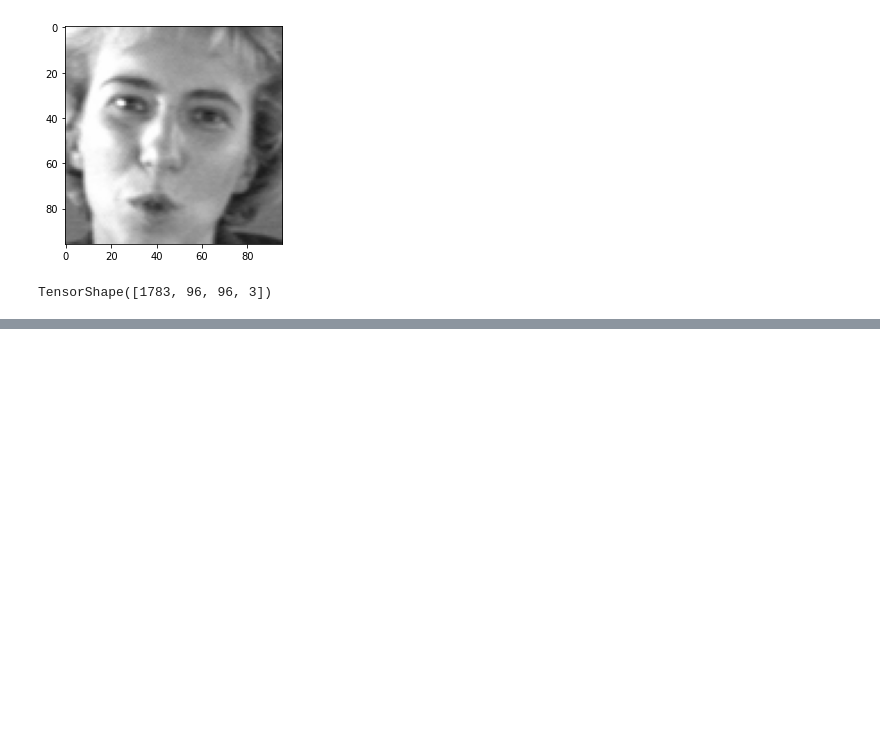
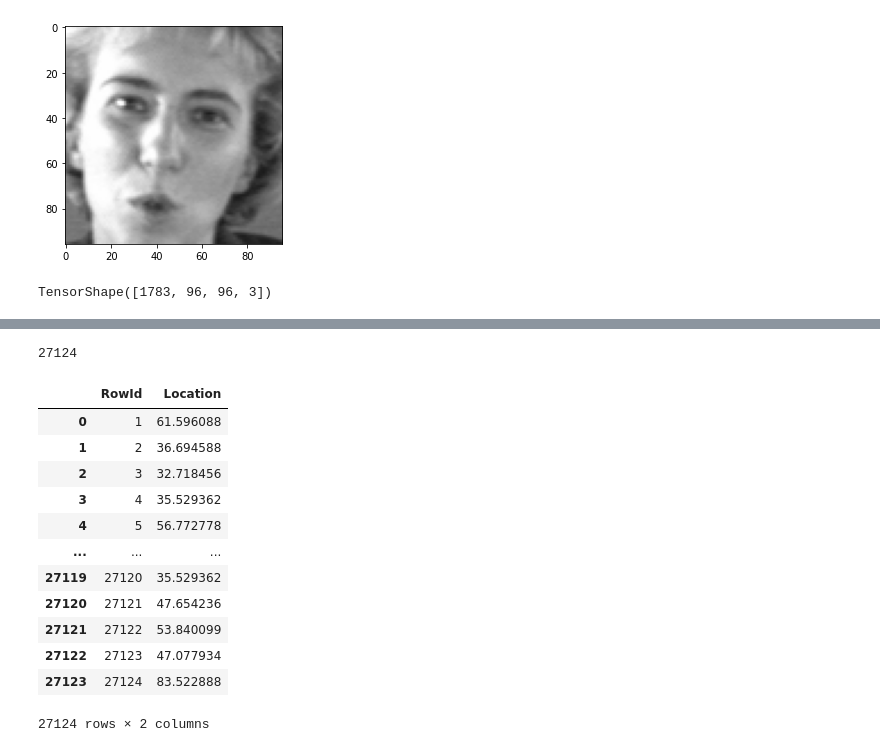
Before and after one commit to allihaider/facial-keypoint-detection, a Jupyter notebook: src/Test-submission.ipynb, the cells around one changed output, grey strips where cells are left out. Drawn from its saved outputs; the diff is of its cells as text; code cells hidden in the pictures; blank space fills up the shorter version.

Commit message:
Create submission csv file

```diff
--- a/src/Test-submission.ipynb
+++ b/src/Test-submission.ipynb
@@ -142,0 +160,14 @@ for index in random_indices:
+# %%
+images_ids = np.unique(id_lookup_df["ImageId"].values)
+# %%
+locations = np.array([])
+
+for index, image_id in enumerate(images_ids):
+    required_features = id_lookup_df[id_lookup_df["ImageId"] == image_id]["FeatureName"].values
+    required_prediction_indices = [feature_name_2_prediction_index[feature_name] for feature_name in required_features]
+    required_predictions = predictions[0][required_prediction_indices]
+    locations = np.append(locations, required_predictions)
+# %%
+len(locations)
+# %% [output]
+27124
@@ -142,0 +176,20 @@ for index in random_indices:
+# %%
+id_lookup_df["Location"] = locations
+# %%
+submission_df = id_lookup_df[["RowId", "Location"]]
+# %%
+submission_df
+# %% [output]
+|  | RowId | Location |
+| 0 | 1 | 61.596088 |
+| 1 | 2 | 36.694588 |
+| 2 | 3 | 32.718456 |
+| 3 | 4 | 35.529362 |
+| 4 | 5 | 56.772778 |
+| ... | ... | ... |
+| 27119 | 27120 | 35.529362 |
+| 27120 | 27121 | 47.654236 |
+| 27121 | 27122 | 53.840099 |
+| 27122 | 27123 | 47.077934 |
+| 27123 | 27124 | 83.522888 |
+27124 rows × 2 columns
```
Also changed, not shown: parts of 11 cells of this notebook.
